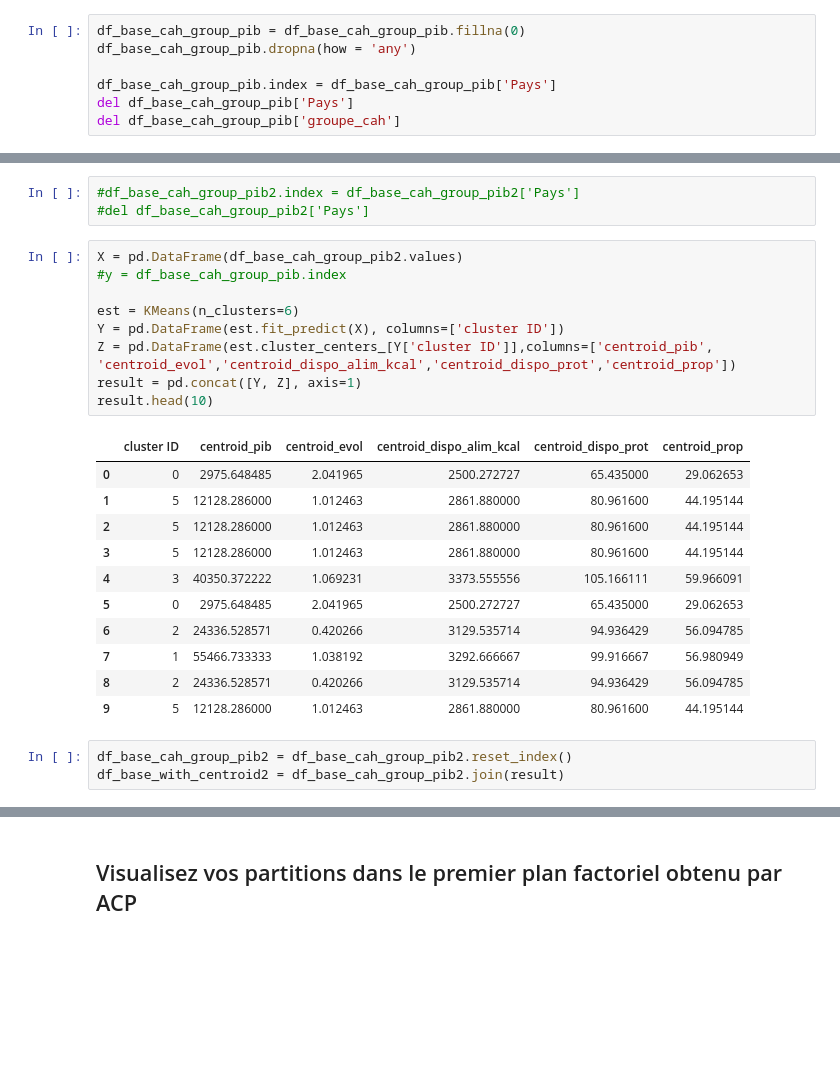
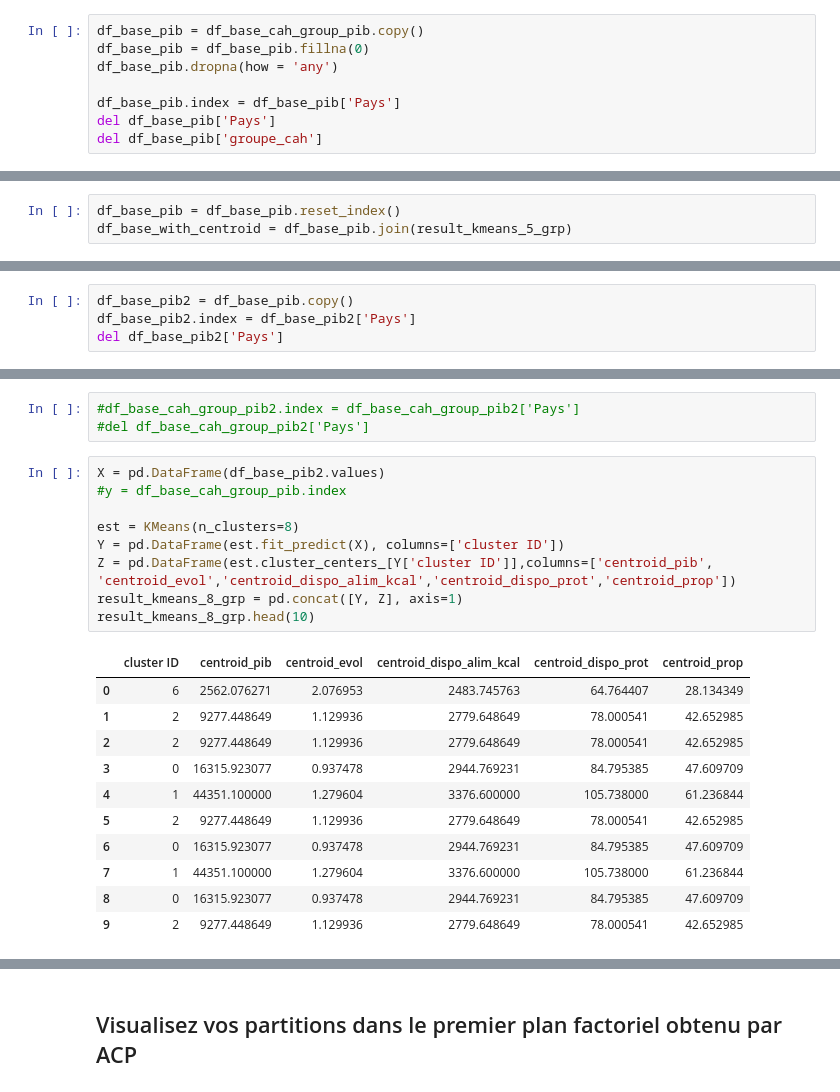
Before and after one commit to Silvock/project_5_prod_market_study, a Jupyter notebook: notebook/Exercice5-final.ipynb, the cells around one changed output, grey strips where cells are left out. Drawn from its saved outputs; the diff is of its cells as text; blank space fills up the shorter version.

```diff
--- a/notebook/Exercice5-final.ipynb
+++ b/notebook/Exercice5-final.ipynb
@@ -748,9 +792,10 @@ df_base_cah_group_pib
 | 170 | Zimbabwe | 1901.2 | 1 | 3.104051 | 2113.0 | ... |
 171 rows × 7 columns
 # %%
-df_base_cah_group_pib = df_base_cah_group_pib.fillna(0)
-df_base_cah_group_pib.dropna(how = 'any')
+df_base_pib = df_base_cah_group_pib.copy()
+df_base_pib = df_base_pib.fillna(0)
+df_base_pib.dropna(how = 'any')
 
-df_base_cah_group_pib.index = df_base_cah_group_pib['Pays']
-del df_base_cah_group_pib['Pays']
-del df_base_cah_group_pib['groupe_cah']
+df_base_pib.index = df_base_pib['Pays']
+del df_base_pib['Pays']
+del df_base_pib['groupe_cah']
@@ -850 +908,4 @@ df_base_with_centroid = df_base_cah_group_pib.join(result)
+# %%
+df_base_pib = df_base_pib.reset_index()
+df_base_with_centroid = df_base_pib.join(result_kmeans_5_grp)
 # %%
@@ -877 +953,5 @@ pays_a_cibler
+# %%
+df_base_pib2 = df_base_pib.copy()
+df_base_pib2.index = df_base_pib2['Pays']
+del df_base_pib2['Pays']
 # %%
@@ -947,26 +1025,23 @@ df_base_cah_group_pib2
 #df_base_cah_group_pib2.index = df_base_cah_group_pib2['Pays']
 #del df_base_cah_group_pib2['Pays']
 # %%
-X = pd.DataFrame(df_base_cah_group_pib2.values)
+X = pd.DataFrame(df_base_pib2.values)
 #y = df_base_cah_group_pib.index
 
-est = KMeans(n_clusters=6)
+est = KMeans(n_clusters=8)
 Y = pd.DataFrame(est.fit_predict(X), columns=['cluster ID'])
 Z = pd.DataFrame(est.cluster_centers_[Y['cluster ID']],columns=['centroid_pib', 'centroid_evol','centroid_dispo_alim_kcal','centroid_dispo_prot','centroid_prop'])
-result = pd.concat([Y, Z], axis=1)
-result.head(10)
+result_kmeans_8_grp = pd.concat([Y, Z], axis=1)
+result_kmeans_8_grp.head(10)
 # %% [output]
 |  | cluster ID | centroid_pib | centroid_evol | centroid_dispo_alim_kcal | centroid_dispo_prot | centroid_prop |
-| 0 | 0 | 2975.648485 | 2.041965 | 2500.272727 | 65.435000 | 29.062653 |
-| 1 | 5 | 12128.286000 | 1.012463 | 2861.880000 | 80.961600 | 44.195144 |
-| 2 | 5 | 12128.286000 | 1.012463 | 2861.880000 | 80.961600 | 44.195144 |
-| 3 | 5 | 12128.286000 | 1.012463 | 2861.880000 | 80.961600 | 44.195144 |
-| 4 | 3 | 40350.372222 | 1.069231 | 3373.555556 | 105.166111 | 59.966091 |
-| 5 | 0 | 2975.648485 | 2.041965 | 2500.272727 | 65.435000 | 29.062653 |
-| 6 | 2 | 24336.528571 | 0.420266 | 3129.535714 | 94.936429 | 56.094785 |
-| 7 | 1 | 55466.733333 | 1.038192 | 3292.666667 | 99.916667 | 56.980949 |
-| 8 | 2 | 24336.528571 | 0.420266 | 3129.535714 | 94.936429 | 56.094785 |
-| 9 | 5 | 12128.286000 | 1.012463 | 2861.880000 | 80.961600 | 44.195144 |
+| 0 | 6 | 2562.076271 | 2.076953 | 2483.745763 | 64.764407 | 28.134349 |
+| 1 | 2 | 9277.448649 | 1.129936 | 2779.648649 | 78.000541 | 42.652985 |
+| 2 | 2 | 9277.448649 | 1.129936 | 2779.648649 | 78.000541 | 42.652985 |
+| 3 | 0 | 16315.923077 | 0.937478 | 2944.769231 | 84.795385 | 47.609709 |
+| 4 | 1 | 44351.100000 | 1.279604 | 3376.600000 | 105.738000 | 61.236844 |
+| 5 | 2 | 9277.448649 | 1.129936 | 2779.648649 | 78.000541 | 42.652985 |
+| 6 | 0 | 16315.923077 | 0.937478 | 2944.769231 | 84.795385 | 47.609709 |
+| 7 | 1 | 44351.100000 | 1.279604 | 3376.600000 | 105.738000 | 61.236844 |
+| 8 | 0 | 16315.923077 | 0.937478 | 2944.769231 | 84.795385 | 47.609709 |
+| 9 | 2 | 9277.448649 | 1.129936 | 2779.648649 | 78.000541 | 42.652985 |
-# %%
-df_base_cah_group_pib2 = df_base_cah_group_pib2.reset_index()
-df_base_with_centroid2 = df_base_cah_group_pib2.join(result)
```
Also changed, not shown: parts of 80 cells of this notebook, 1 other file.
